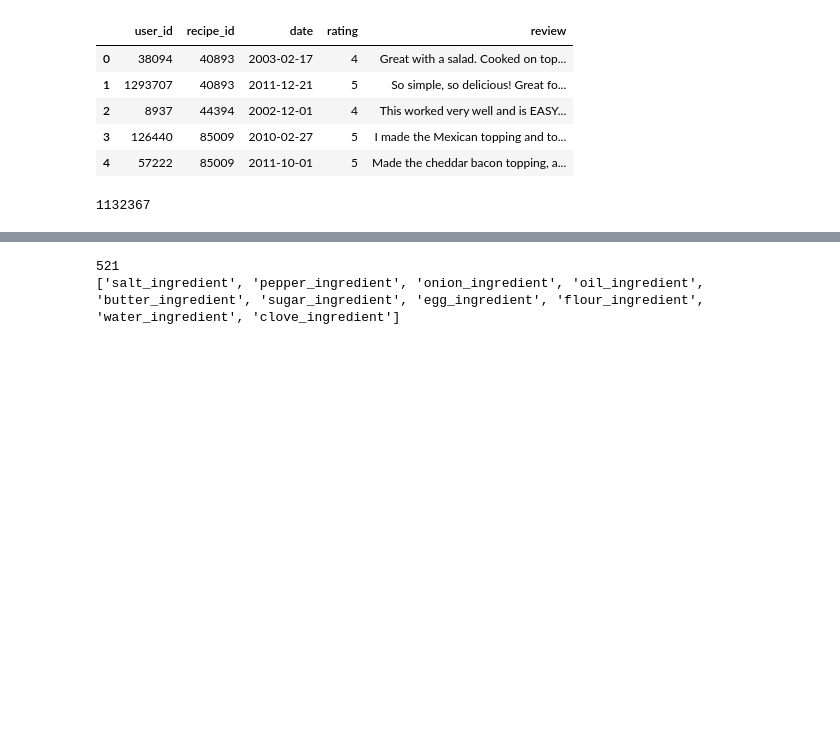
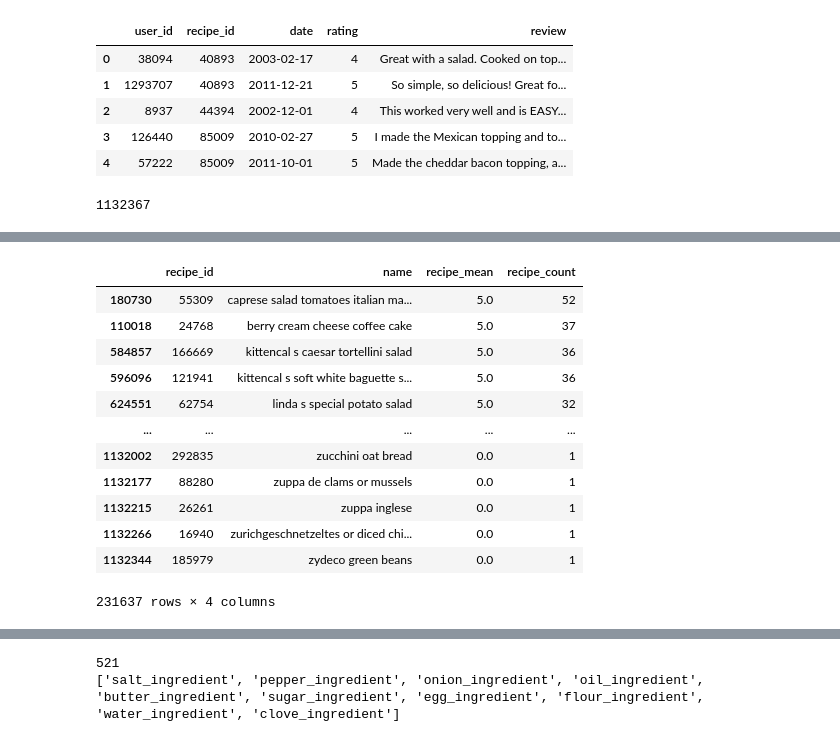
Before and after one commit to luisoibarra/recipy, a Jupyter notebook: recipy/recipy.ipynb, the cells around one changed output, grey strips where cells are left out. Saved outputs shown, nothing was run; the diff lists cells and outputs as text; code cells hidden in the pictures; blank space fills up the shorter version.

```diff
--- a/recipy/recipy.ipynb
+++ b/recipy/recipy.ipynb
@@ -46,0 +57,15 @@ print(len(raw_interactions))
+# %%
+grouped = joint_information.groupby('recipe_id')['rating'].mean()
+grouped2 = joint_information.groupby('recipe_id')['recipe_id'].count()
+grouped = pd.DataFrame({
+    "recipe_id" : grouped.index,
+    "recipe_mean": grouped.values
+})
+grouped2 = pd.DataFrame({
+    "recipe_id" : grouped2.index,
+    "recipe_count": grouped2.values
+})
+grouped = pd.merge(grouped, grouped2, on="recipe_id")
+result = pd.merge(joint_information, grouped, on='recipe_id')[["recipe_id", "name", "recipe_mean", "recipe_count"]].drop_duplicates(["recipe_id"])
+result.head()
+# grouped2.head()
@@ -46,0 +102,16 @@ print(len(raw_interactions))
+# %%
+result.sort_values(by=["recipe_mean", "recipe_count"], ascending=False)
+# %% [output]
+|  | recipe_id | name | recipe_mean | recipe_count |
+| 180730 | 55309 | caprese salad tomatoes italian ma... | 5.0 | 52 |
+| 110018 | 24768 | berry cream cheese coffee cake | 5.0 | 37 |
+| 584857 | 166669 | kittencal s caesar tortellini salad | 5.0 | 36 |
+| 596096 | 121941 | kittencal s soft white baguette s... | 5.0 | 36 |
+| 624551 | 62754 | linda s special potato salad | 5.0 | 32 |
+| ... | ... | ... | ... | ... |
+| 1132002 | 292835 | zucchini oat bread | 0.0 | 1 |
+| 1132177 | 88280 | zuppa de clams or mussels | 0.0 | 1 |
+| 1132215 | 26261 | zuppa inglese | 0.0 | 1 |
+| 1132266 | 16940 | zurichgeschnetzeltes or diced chi... | 0.0 | 1 |
+| 1132344 | 185979 | zydeco green beans | 0.0 | 1 |
+231637 rows × 4 columns
```
Also changed, not shown: parts of 11 cells of this notebook, 12 other files.
